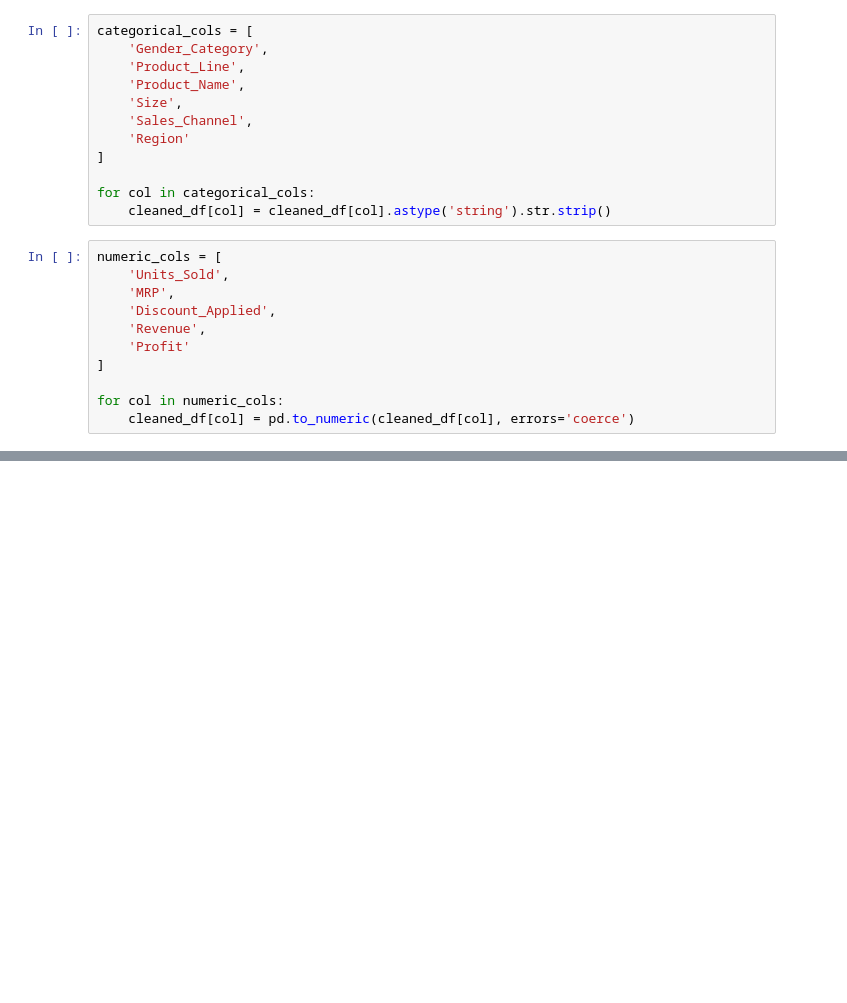
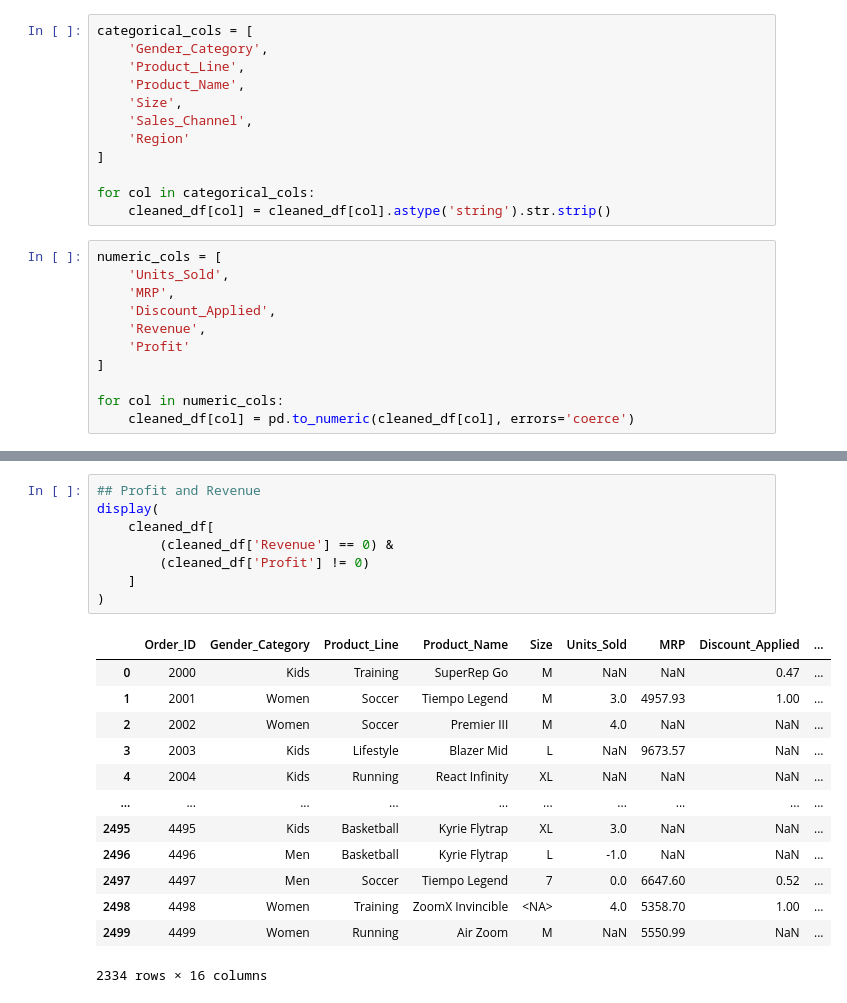
Before and after one commit to ShivamAttriX/ML_Practice, a Jupyter notebook: Data_Cleaning/Data_Cleaning.ipynb, the cells around one changed output, grey strips where cells are left out. Saved outputs shown, nothing was run; the diff lists cells and outputs as text; blank space fills up the shorter version.

```diff
--- a/Data_Cleaning/Data_Cleaning.ipynb
+++ b/Data_Cleaning/Data_Cleaning.ipynb
@@ -434,0 +488,22 @@ for col in numeric_cols:
+# %%
+## Profit and Revenue
+display(
+    cleaned_df[
+        (cleaned_df['Revenue'] == 0) &
+        (cleaned_df['Profit'] != 0)
+    ]
+)
+# %% [output]
+|  | Order_ID | Gender_Category | Product_Line | Product_Name | Size | Units_Sold | MRP | Discount_Applied | ... |
+| 0 | 2000 | Kids | Training | SuperRep Go | M | NaN | NaN | 0.47 | ... |
+| 1 | 2001 | Women | Soccer | Tiempo Legend | M | 3.0 | 4957.93 | 1.00 | ... |
+| 2 | 2002 | Women | Soccer | Premier III | M | 4.0 | NaN | NaN | ... |
+| 3 | 2003 | Kids | Lifestyle | Blazer Mid | L | NaN | 9673.57 | NaN | ... |
+| 4 | 2004 | Kids | Running | React Infinity | XL | NaN | NaN | NaN | ... |
+| ... | ... | ... | ... | ... | ... | ... | ... | ... | ... |
+| 2495 | 4495 | Kids | Basketball | Kyrie Flytrap | XL | 3.0 | NaN | NaN | ... |
+| 2496 | 4496 | Men | Basketball | Kyrie Flytrap | L | -1.0 | NaN | NaN | ... |
+| 2497 | 4497 | Men | Soccer | Tiempo Legend | 7 | 0.0 | 6647.60 | 0.52 | ... |
+| 2498 | 4498 | Women | Training | ZoomX Invincible | <NA> | 4.0 | 5358.70 | 1.00 | ... |
+| 2499 | 4499 | Women | Running | Air Zoom | M | NaN | 5550.99 | NaN | ... |
+2334 rows × 16 columns
```
Also changed, not shown: parts of 18 cells of this notebook.
